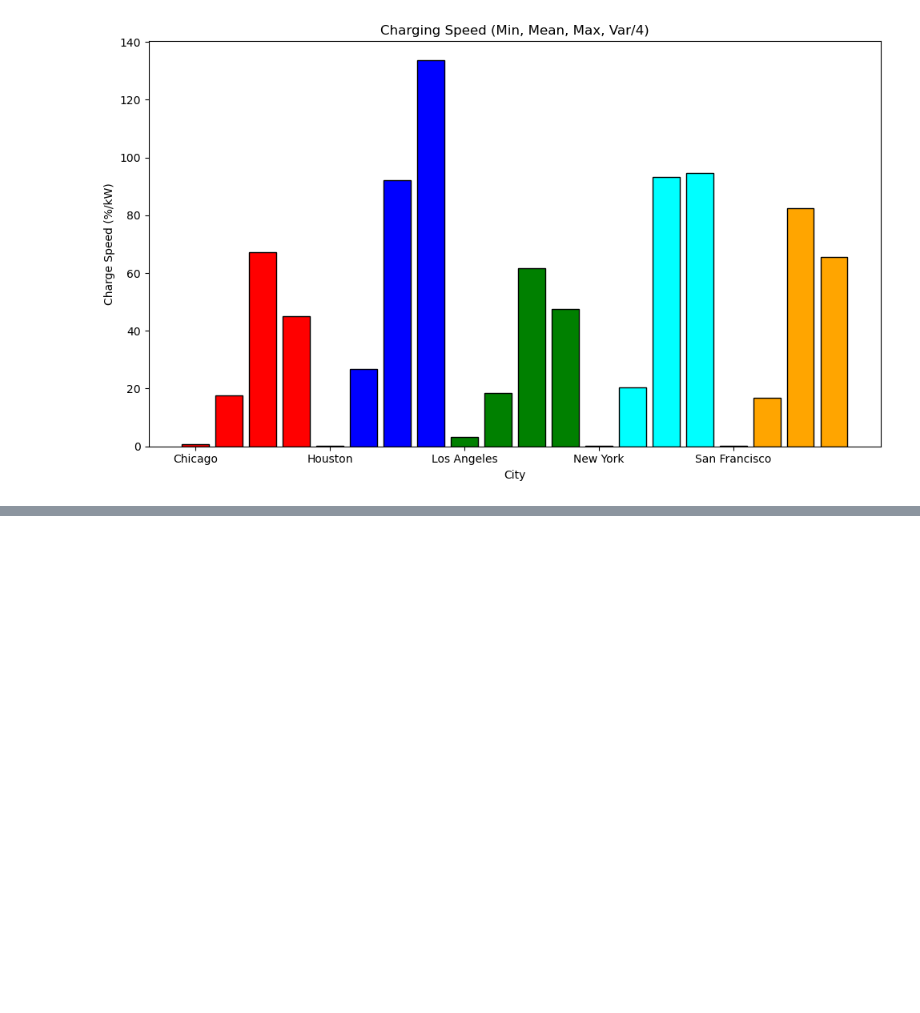
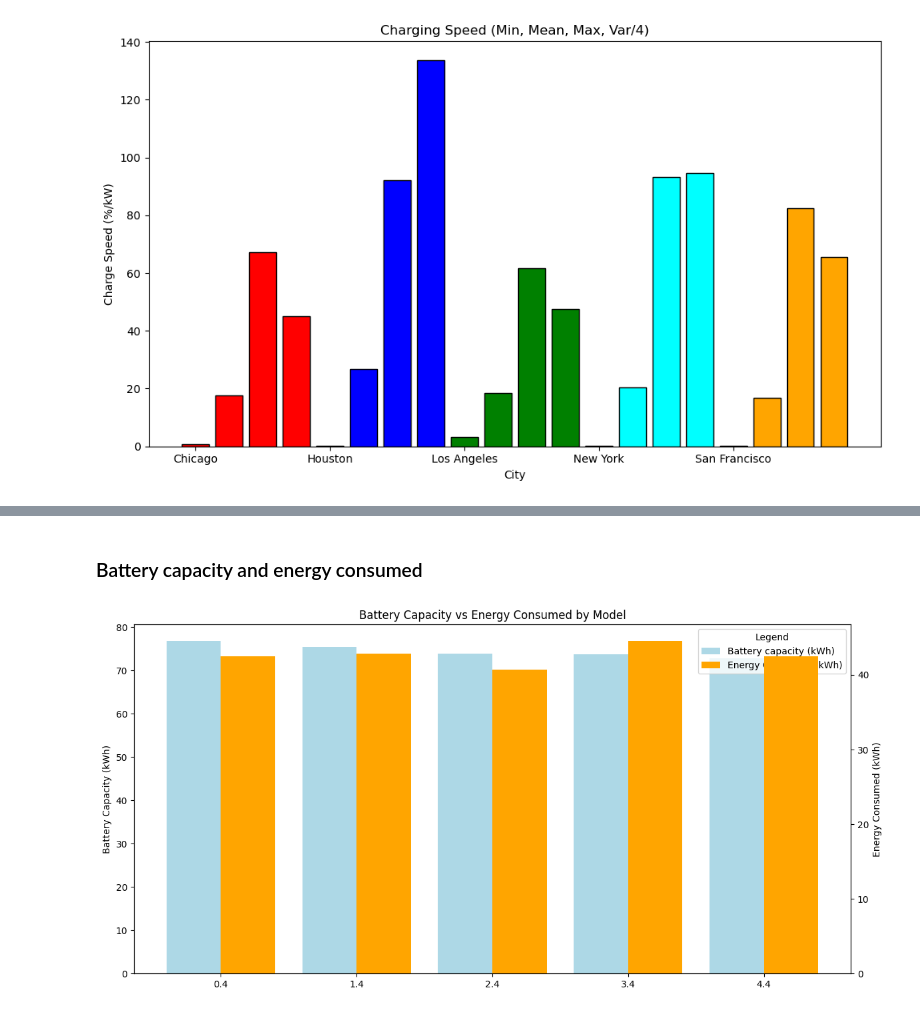
Before and after one commit to hansheng-zhang/EV-analysis, a Jupyter notebook: visualization.ipynb, the cells around one changed output, grey strips where cells are left out. Drawn from its saved outputs; the diff is of its cells as text; code cells hidden in the pictures; blank space fills up the shorter version.

```diff
--- a/visualization.ipynb
+++ b/visualization.ipynb
@@ -583,0 +619,29 @@ Graphs.grouped_bar_graph_var(location_charging_unit_speed,list(location_charging
+# %% [markdown]
+### Battery capacity and energy consumed
+# %%
+# python oneliner for df to get average sorted metrics
+average_metrics = data.groupby('Vehicle Model').agg({'Battery Capacity (kWh)': 'mean','Energy Consumed (kWh)': 'mean'}).sort_values('Battery Capacity (kWh)', ascending=False)
+
+# setup subplot
+fig, ax1 = plt.subplots(figsize=(12, 6))
+
+x_positions = range(len(average_metrics.index))
+ax1.bar(x=x_positions,height=average_metrics['Battery Capacity (kWh)'],width=0.4,align='edge',color='lightblue', label='Battery capacity (kWh)')
+
+ax2 = ax1.twinx()  # create second y axis
+ax2.bar(x=[i + 0.4 for i in x_positions], height=average_metrics['Energy Consumed (kWh)'], width=0.4, align='edge', color='orange', label='Energy Consumed (kWh)')
+ax1.set_xticks([i + 0.4 for i in x_positions])  # adjust tick positions
+
+ax1.set_ylabel('Battery Capacity (kWh)')
+ax2.set_ylabel('Energy Consumed (kWh)')
+plt.title('Battery Capacity vs Energy Consumed by Model')
+
+# legend creation (gets two and combines)
+lines1, labels1 = ax1.get_legend_handles_labels()
+lines2, labels2 = ax2.get_legend_handles_labels()
+ax1.legend(lines1 + lines2, labels1 + labels2, loc='upper right', title="Legend")
+
+plt.tight_layout()
+plt.show()
+# %% [output]
+[figure, added]
```
Also changed, not shown: parts of 8 cells of this notebook, 2 other files.
